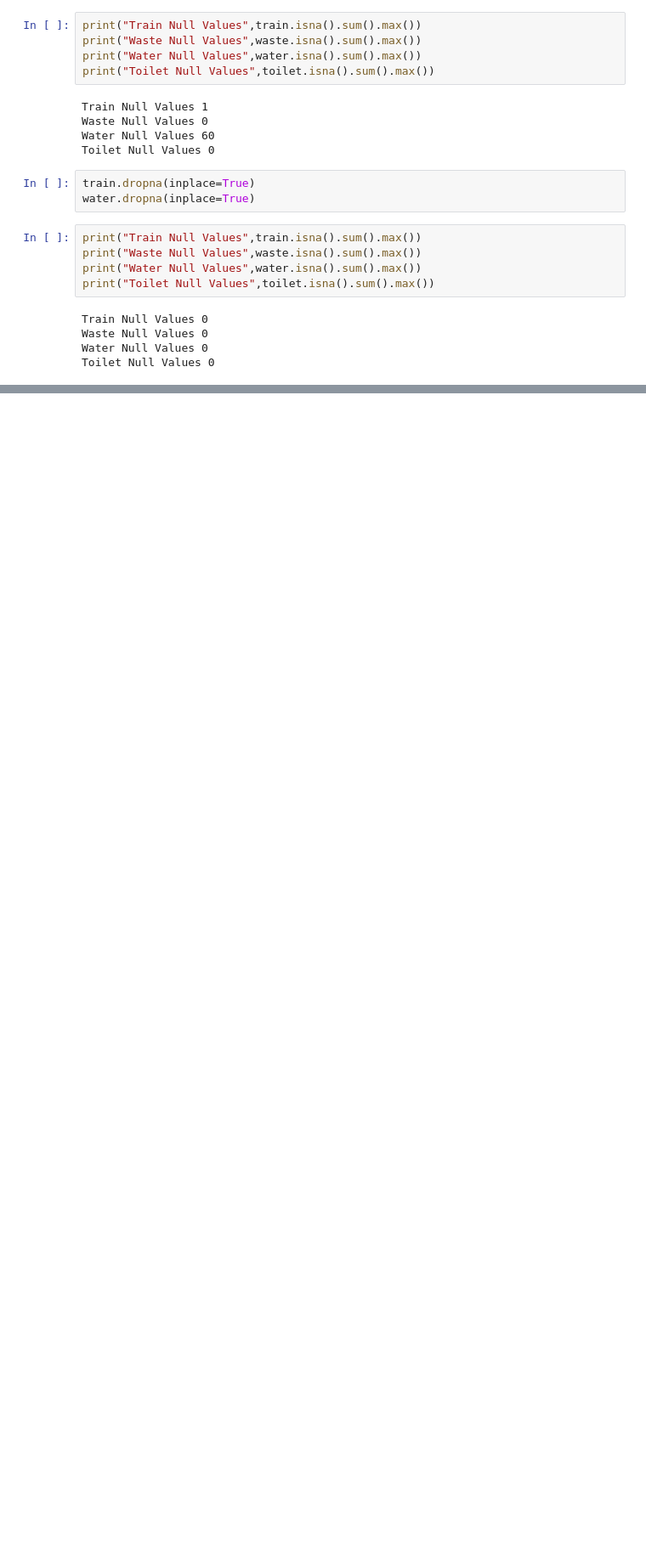
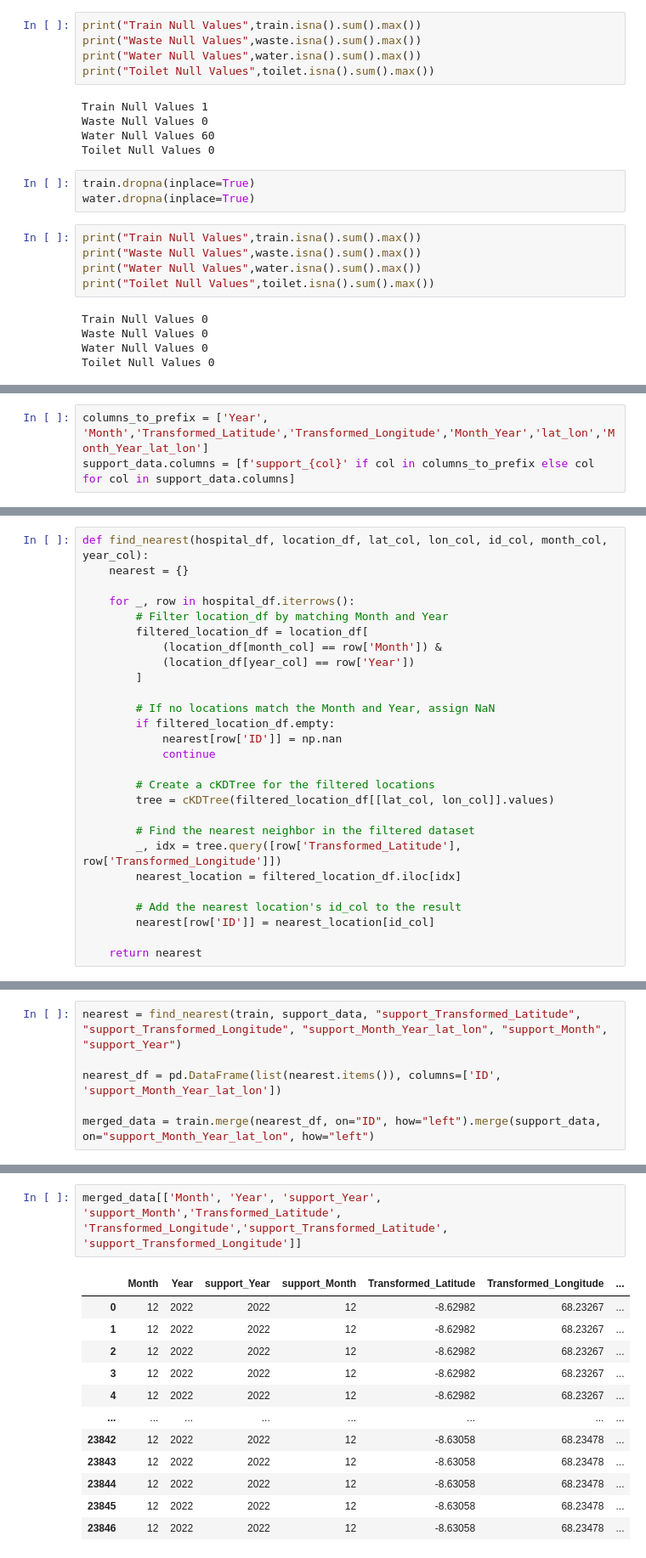
Before and after one commit to datamind-lab/Waterborne-Disease-Prediction, a Jupyter notebook: Data Merging.ipynb, the cells around one changed output, grey strips where cells are left out. Shown: that part at 85% size. Drawn from its saved outputs; the diff is of its cells as text; blank space fills up the shorter version.

```diff
--- a/Data Merging.ipynb
+++ b/Data Merging.ipynb
@@ -88,0 +120,3 @@ datasets = [
+# %%
+columns_to_prefix = ['Year', 'Month','Transformed_Latitude','Transformed_Longitude','Month_Year','lat_lon','Month_Year_lat_lon']
+support_data.columns = [f'support_{col}' if col in columns_to_prefix else col for col in support_data.columns]
@@ -89 +145,28 @@ datasets = [
+# %%
+def find_nearest(hospital_df, location_df, lat_col, lon_col, id_col, month_col, year_col):
+    nearest = {}
+
+    for _, row in hospital_df.iterrows():
+        # Filter location_df by matching Month and Year
+        filtered_location_df = location_df[
+            (location_df[month_col] == row['Month']) &
+            (location_df[year_col] == row['Year'])
+        ]
+
+        # If no locations match the Month and Year, assign NaN
+        if filtered_location_df.empty:
+            nearest[row['ID']] = np.nan
+            continue
+
+        # Create a cKDTree for the filtered locations
+        tree = cKDTree(filtered_location_df[[lat_col, lon_col]].values)
+
+        # Find the nearest neighbor in the filtered dataset
+        _, idx = tree.query([row['Transformed_Latitude'], row['Transformed_Longitude']])
+        nearest_location = filtered_location_df.iloc[idx]
+
+        # Add the nearest location's id_col to the result
+        nearest[row['ID']] = nearest_location[id_col]
+
+    return nearest
 # %%
@@ -93,0 +176,6 @@ for df, prefix, id_col in datasets:
+# %%
+nearest = find_nearest(train, support_data, "support_Transformed_Latitude", "support_Transformed_Longitude", "support_Month_Year_lat_lon", "support_Month", "support_Year")
+
+nearest_df = pd.DataFrame(list(nearest.items()), columns=['ID', 'support_Month_Year_lat_lon'])
+
+merged_data = train.merge(nearest_df, on="ID", how="left").merge(support_data, on="support_Month_Year_lat_lon", how="left")
@@ -97,0 +204,15 @@ merged_data.shape
+# %%
+merged_data[['Month', 'Year', 'support_Year', 'support_Month','Transformed_Latitude', 'Transformed_Longitude','support_Transformed_Latitude', 'support_Transformed_Longitude']]
+# %% [output]
+|  | Month | Year | support_Year | support_Month | Transformed_Latitude | Transformed_Longitude | ... |
+| 0 | 12 | 2022 | 2022 | 12 | -8.62982 | 68.23267 | ... |
+| 1 | 12 | 2022 | 2022 | 12 | -8.62982 | 68.23267 | ... |
+| 2 | 12 | 2022 | 2022 | 12 | -8.62982 | 68.23267 | ... |
+| 3 | 12 | 2022 | 2022 | 12 | -8.62982 | 68.23267 | ... |
+| 4 | 12 | 2022 | 2022 | 12 | -8.62982 | 68.23267 | ... |
+| ... | ... | ... | ... | ... | ... | ... | ... |
+| 23842 | 12 | 2022 | 2022 | 12 | -8.63058 | 68.23478 | ... |
+| 23843 | 12 | 2022 | 2022 | 12 | -8.63058 | 68.23478 | ... |
+| 23844 | 12 | 2022 | 2022 | 12 | -8.63058 | 68.23478 | ... |
+| 23845 | 12 | 2022 | 2022 | 12 | -8.63058 | 68.23478 | ... |
+| 23846 | 12 | 2022 | 2022 | 12 | -8.63058 | 68.23478 | ... |
```
Also changed, not shown: parts of 30 cells of this notebook, 2 other files.
